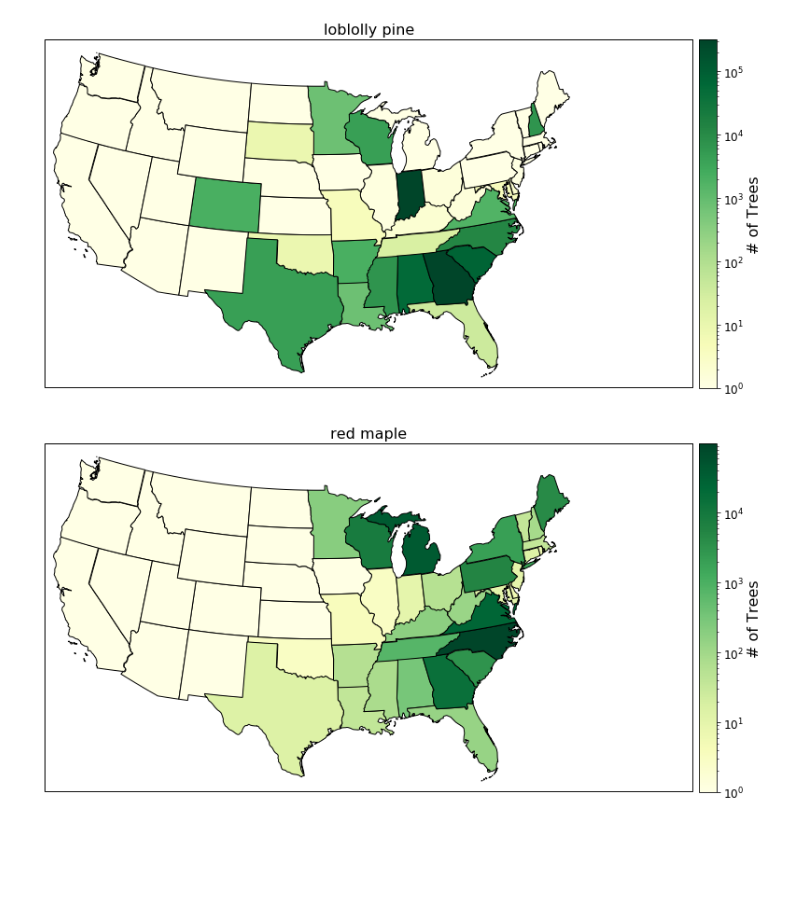
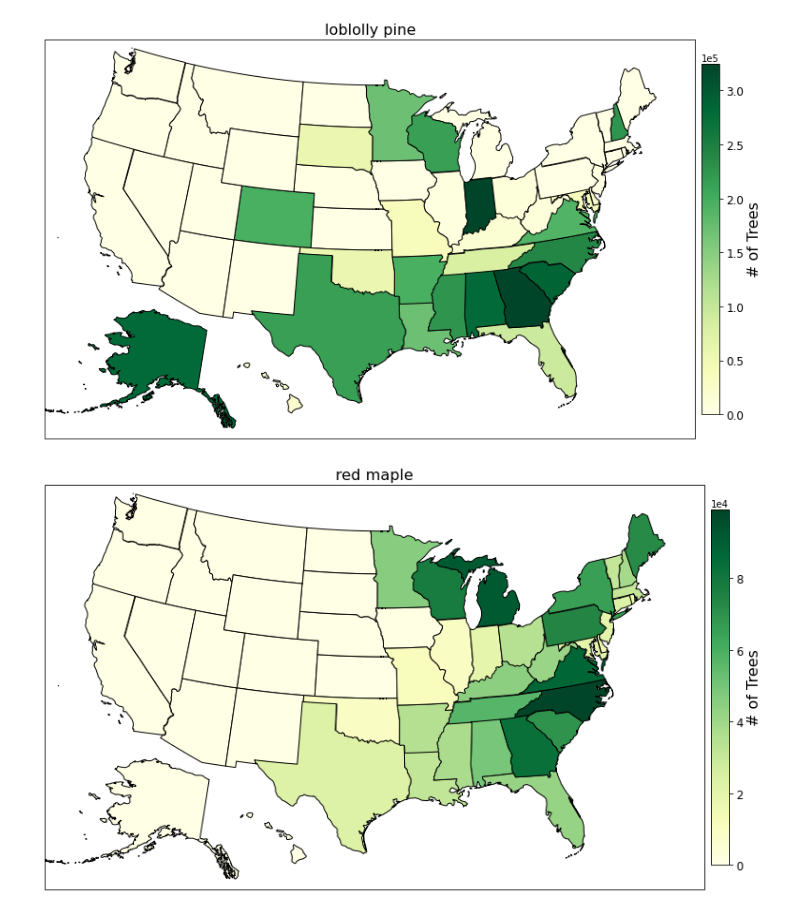
Before and after one commit to dheligman/climate, a Jupyter notebook: MakeMaps_KT.ipynb, the cells around one changed output. Cells and saved outputs as stored; diff of their text form; code cells hidden in the pictures; blank space fills up the shorter version.

Commit message:
Added Alaska and Hawaii

```diff
--- a/MakeMaps_KT.ipynb
+++ b/MakeMaps_KT.ipynb
@@ -17,35 +16,43 @@ states_shp = shpreader.natural_earth(resolution='50m',category='cultural', name=
 # %%
 cmap = plt.cm.YlGn # use 'YlGn' colormap
 for species in trees.columns: #make a plot for each tree type (I guess I could use subplots...)
 
     fig = plt.figure(figsize = (10,10))
     ax = fig.add_axes([0, 0, 1, 1], projection=ccrs.LambertConformal())
-    ax.set_extent([-119, -64, 22, 49], ccrs.Geodetic()) #only plot US map
+    #ax.set_extent([-119, -64, 22, 49], ccrs.Geodetic()) #only plot US map
+    ax.set_extent([-121, -72, 21, 50], ccrs.Geodetic()) #only plot US map
 
     #ax.outline_patch.set_visible(False) #need to find solution to this, depreciated
 
     ax.set_title(species, fontsize = 16)
-    vmin = 1; vmax = trees[species].max() # set range. Added vmmin=1 so LogNorm doesn't complain.
+    vmin = 0; vmax = trees[species].max() # set range.
 
     for astate in shpreader.Reader(states_shp).records():
         try:
             # use the name of this state to get pop_density
             state_dens = trees.loc[astate.attributes['name']][species]
+            geo = [astate.geometry]
+
+            if astate.attributes['name'] == 'Alaska':
+                geo = list(map(lambda x: shapely.affinity.scale(x, xfact=0.3, yfact=0.45), [astate.geometry]))
+                geo = list(map(lambda x: shapely.affinity.translate(x,xoff=40, yoff=-35), geo))
+            if astate.attributes['name'] == 'Hawaii':
+                geo = list(map(lambda x: shapely.affinity.translate(x,xoff=53, yoff=6), geo))
         except:
             continue
-        color = rgb2hex(cmap(np.sqrt((state_dens-vmin)/(vmax-vmin)))[:3])
+        color = rgb2hex(cmap(((state_dens-vmin)/(vmax-vmin))**0.5)[:3])
 
         #`astate.geometry` is the polygon to plot
-        ax.add_geometries([astate.geometry], ccrs.PlateCarree(),
+        ax.add_geometries(geo, ccrs.PlateCarree(),
                           facecolor=color, edgecolor='black')
-    cbar = fig.colorbar(cm.ScalarMappable(norm=colors.LogNorm(vmin=vmin, vmax=vmax), cmap=cmap),
-                        ax=ax,fraction=0.026,pad = 0.01) # LogNorm converts the colobar to Log scale.
+    cbar = fig.colorbar(cm.ScalarMappable(norm=Normalize(vmin=vmin, vmax=vmax), cmap=cmap),
+                        ax=ax,fraction=0.026,pad = 0.01)
     cbar.set_label('# of Trees',fontsize = 16)
-#     cbar.formatter.set_powerlimits((0, 0))
+    cbar.formatter.set_powerlimits((0, 0))
     cbar.update_ticks()
     cbar.ax.tick_params(labelsize=12)
 
 plt.show()
 # %% [output]
-[figure, old version]
+[figure, new version]
-[figure, old version]
+[figure, new version]
```
Also changed, not shown: parts of 2 cells of this notebook.
